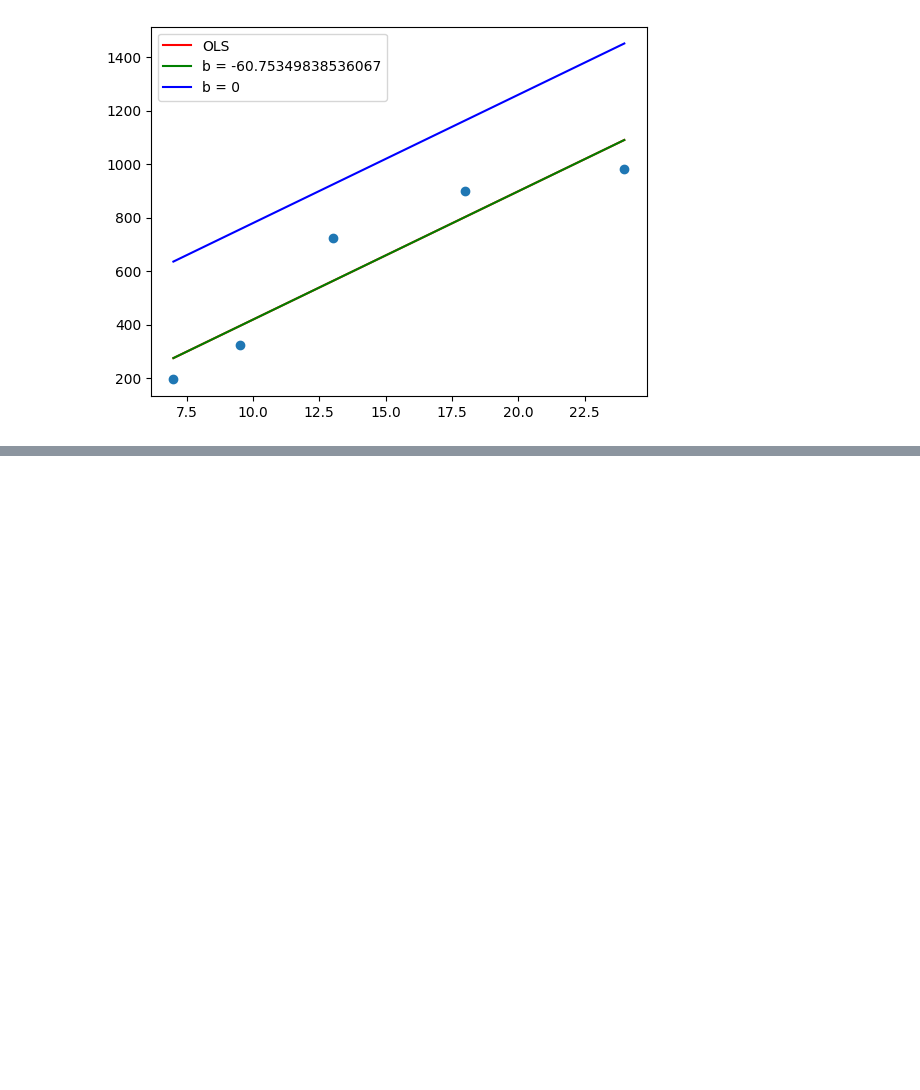
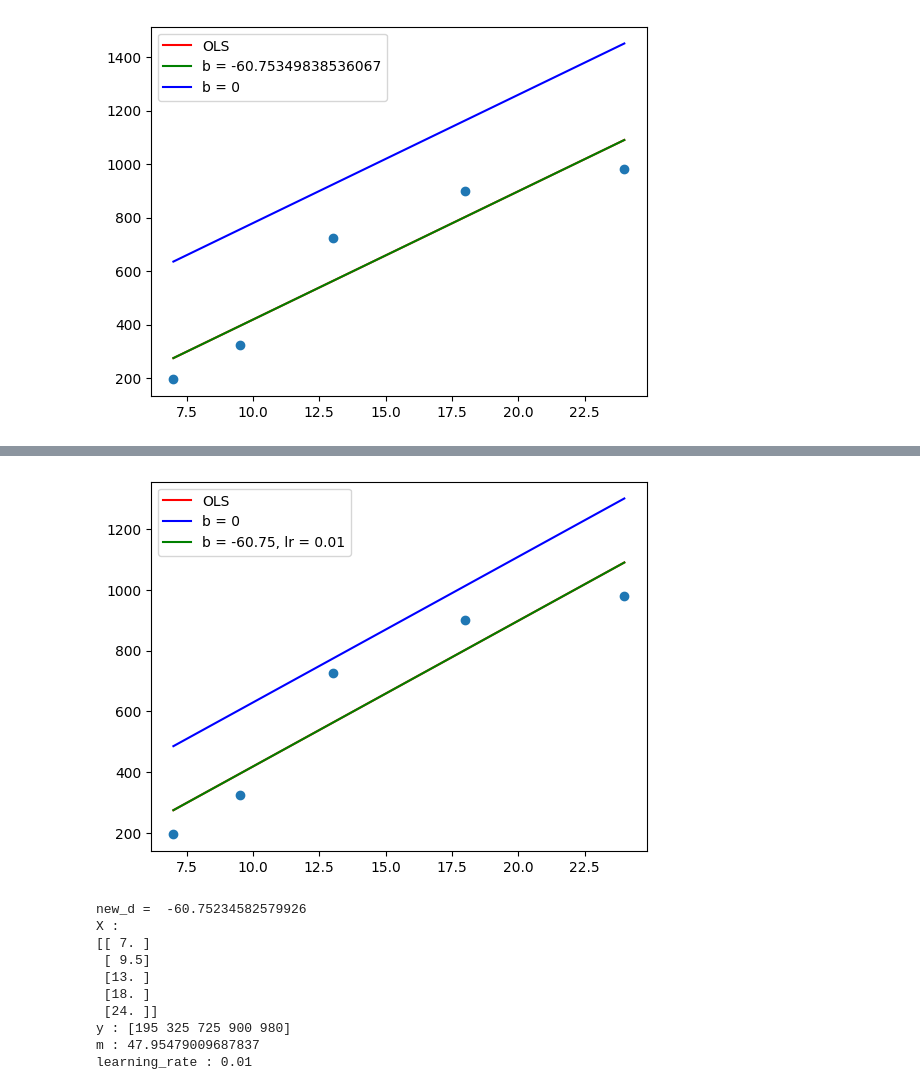
Before and after one commit to hrcn81/commonplace, a Jupyter notebook: surplus/GD.ipynb, the cells around one changed output, grey strips where cells are left out. Cells and saved outputs as stored; diff of their text form; code cells hidden in the pictures; blank space fills up the shorter version.

```diff
--- a/surplus/GD.ipynb
+++ b/surplus/GD.ipynb
@@ -185,0 +167,37 @@ plt.show()
+# %%
+def adjust_intercept(X, y, m, b, learning_rate, iterations=1):
+    for _ in range(iterations):
+        loss_slope = -2 * np.sum(y - m*X.ravel() - b)
+        step_size = loss_slope * learning_rate
+        b = b - step_size
+    return b
+
+b_initial = 150
+learning_rate = 0.01
+num_iterations = 115
+
+new_d = adjust_intercept(X, y, m, b_initial, learning_rate, num_iterations)
+
+y_pred1 = ((m*X) + new_d).reshape(5)
+
+plt.scatter(X, y)
+plt.plot(X, reg.predict(X), color='red', label='OLS')
+plt.plot(X, y_pred, color='blue', label='b = 0')
+plt.plot(X, y_pred1, color='green', label='b = {:.2f}, lr = {:.2f}'.format(new_d, learning_rate))
+plt.legend()
+plt.show()
+
+print('\nnew_d = ',new_d)
+print(f"X : \n{X}\ny : {y}\nm : {m}\nlearning_rate : {learning_rate}")
+# %% [output]
+[figure, added]
+new_d =  -60.75234582579926
+X :
+[[ 7. ]
+ [ 9.5]
+ [13. ]
+ [18. ]
+ [24. ]]
+y : [195 325 725 900 980]
+m : 47.95479009687837
+learning_rate : 0.01
```
Also changed, not shown: parts of 3 cells of this notebook.
